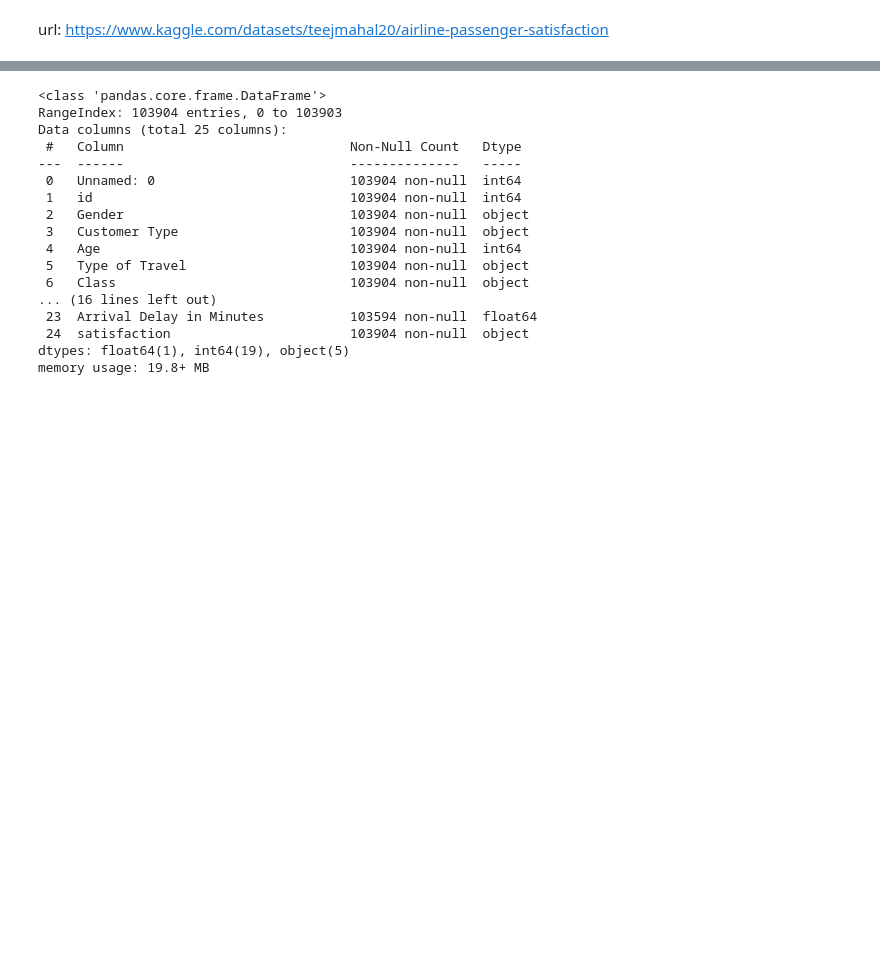
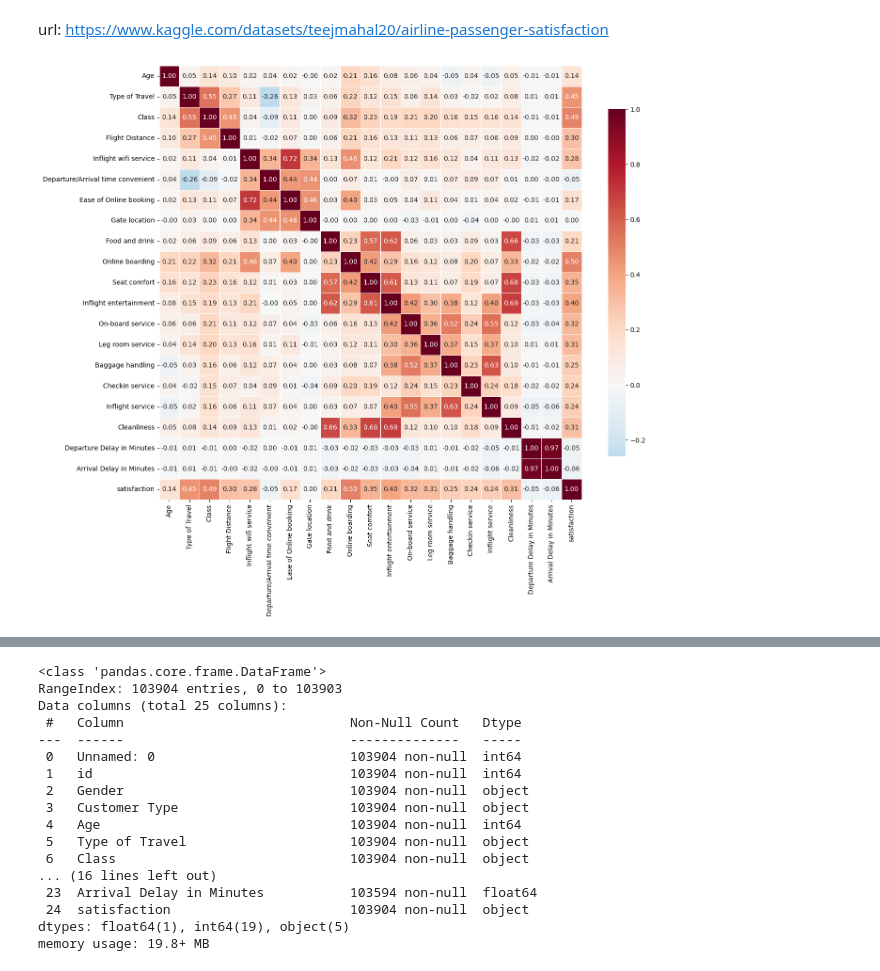
Before and after one commit to Mikelliza16/BootcampDataScienceML, a Jupyter notebook: TEMARIO_MIKEL/3-Machine_Learning/ML_project/Proyecto_ML_Fase-uno.ipynb, the cells around one changed output, grey strips where cells are left out. Drawn from its saved outputs; the diff is of its cells as text; code cells hidden in the pictures; blank space fills up the shorter version.

```diff
--- a/TEMARIO_MIKEL/3-Machine_Learning/ML_project/Proyecto_ML_Fase-uno.ipynb
+++ b/TEMARIO_MIKEL/3-Machine_Learning/ML_project/Proyecto_ML_Fase-uno.ipynb
@@ -2,5 +2,44 @@
 url: https://www.kaggle.com/datasets/teejmahal20/airline-passenger-satisfaction
 # %%
 import pandas as pd
+import seaborn as sns
+import matplotlib.pyplot as plt
+
+
+# --- PASO 1: Limpieza de Datos ---
+# Las columnas 'id' y 'Unnamed: 0' son identificadores, no variables.
+# Calcular su correlación no tiene sentido y ensucia el gráfico.
+# Las eliminamos temporalmente para el gráfico.
+columns_to_drop = ['Unnamed: 0', 'id']
+df_clean = df.drop(columns=columns_to_drop, errors='ignore')
+
+# Calculamos la matriz de correlación sobre los datos limpios
+corr_matrix = df_clean.corr(numeric_only=True)
+
+
+# --- PASO 2: Configuración del Gráfico ---
+
+# Aumentamos el tamaño de la figura.
+# (14, 12) suele ser bueno para este número de variables.
+plt.figure(figsize=(14, 12))
+
+# Creamos el heatmap con argumentos específicos para mejorar la visualización
+sns.heatmap(
+    corr_matrix,
+    annot=True,       # Pone los números dentro de las celdas
+    fmt=".2f",        # ¡CRUCIAL! Redondea a 2 decimales. Evita que los textos se pisen.
+    cmap="RdBu_r",    # Un mapa de color divergente (Rojo=Positivo, Azul=Negativo) se lee mejor.
+    center=0,         # Centra el mapa de color en 0.
+    linewidths=0.5,   # Añade pequeñas líneas blancas entre celdas para separarlas.
+    cbar_kws={"shrink": .8}) # Hace la barra de color lateral un poco más pequeña
+
+
+# Ajusta los ejes para que no se corten las etiquetas si son muy largas
+plt.tight_layout()
+
+# Mostrar el gráfico
+plt.show()
+# %% [output]
+[figure, added]
 # %%
 df =pd.read_csv("data/train.csv")
```
Also changed, not shown: parts of 5 cells of this notebook, 15 other files.
